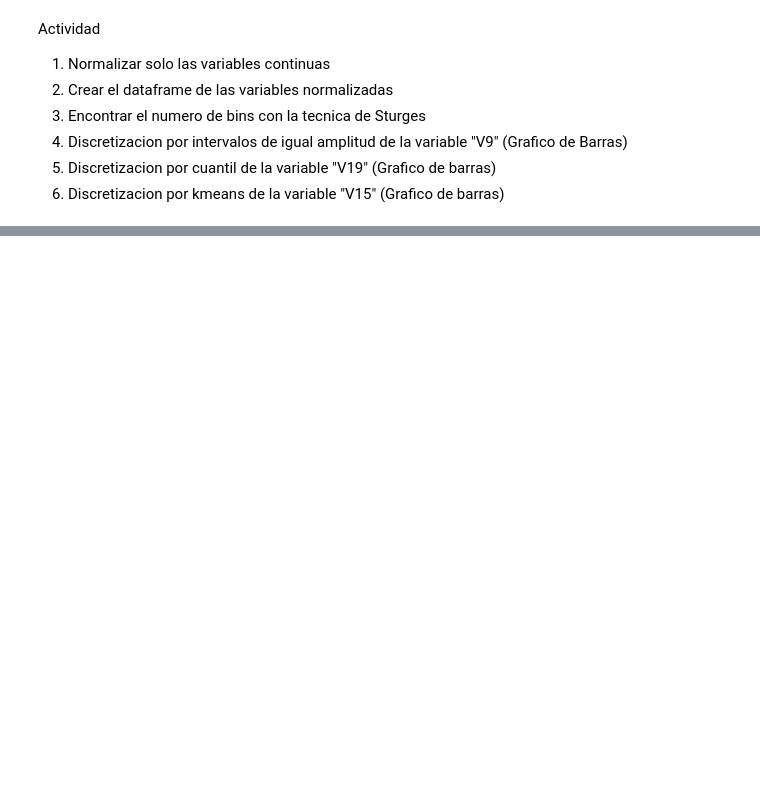
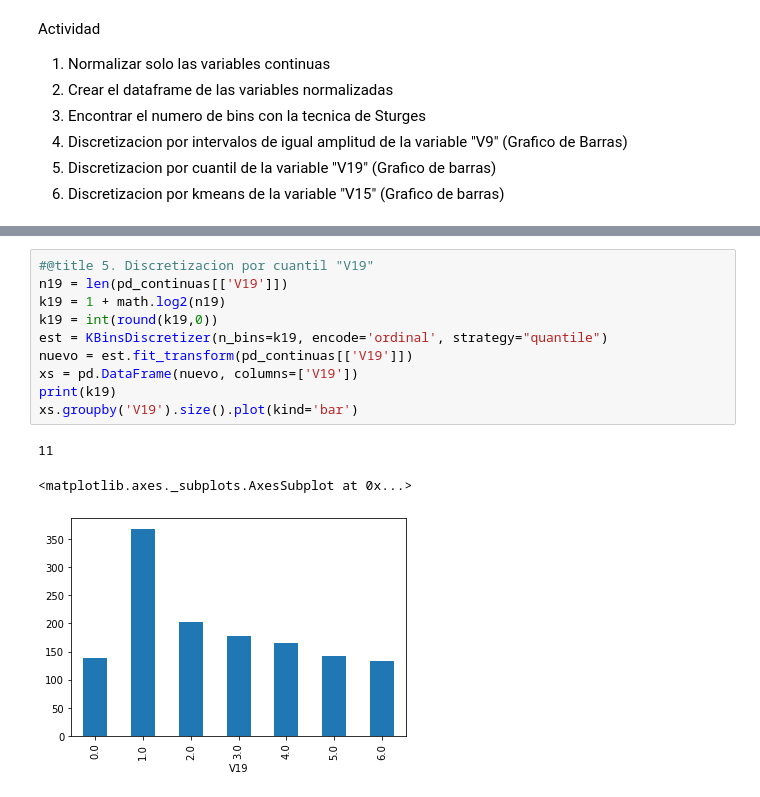
Before and after one commit to Yes197/Miscelanea, a Jupyter notebook: Ejercicios Basico/nivel1_10.ipynb, the cells around one changed output, grey strips where cells are left out. Saved outputs shown, nothing was run; the diff lists cells and outputs as text; blank space fills up the shorter version.

```diff
--- a/Ejercicios Basico/nivel1_10.ipynb
+++ b/Ejercicios Basico/nivel1_10.ipynb
@@ -444,0 +511,14 @@ y = df_fall_placa_acero.loc[:,['Class']].values
+# %%
+#@title 5. Discretizacion por cuantil "V19"
+n19 = len(pd_continuas[['V19']])
+k19 = 1 + math.log2(n19)
+k19 = int(round(k19,0))
+est = KBinsDiscretizer(n_bins=k19, encode='ordinal', strategy="quantile")
+nuevo = est.fit_transform(pd_continuas[['V19']])
+xs = pd.DataFrame(nuevo, columns=['V19'])
+print(k19)
+xs.groupby('V19').size().plot(kind='bar')
+# %% [output]
+11
+<matplotlib.axes._subplots.AxesSubplot at 0x...>
+[figure, added]
```
Also changed, not shown: parts of 14 cells of this notebook.
